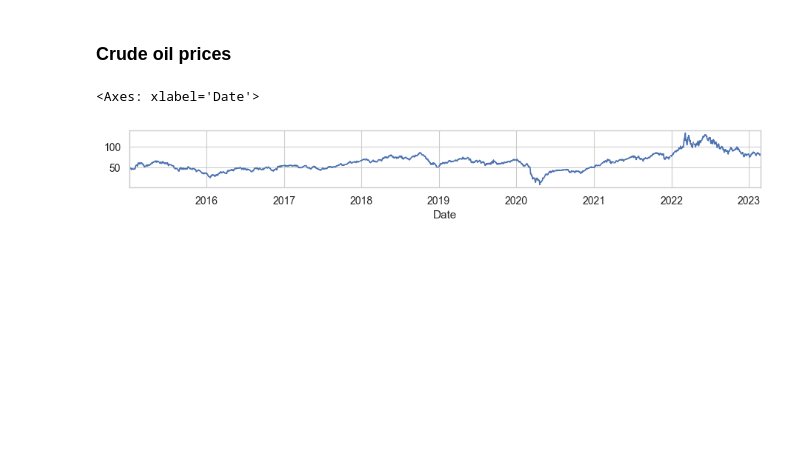
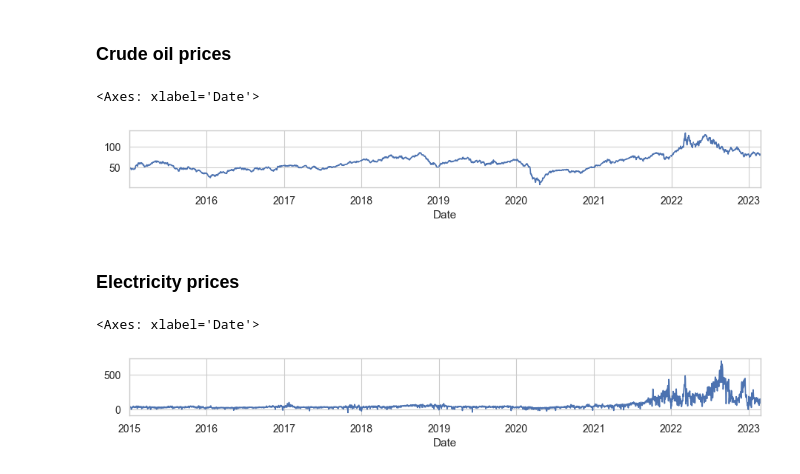
Before and after one commit to f-linus/natural_gas_consumption_modelling, a Jupyter notebook: notebooks/data_analysis/001 Data loading module test.ipynb, the cells around one changed output. Drawn from its saved outputs; the diff is of its cells as text; code cells hidden in the pictures; blank space fills up the shorter version.

Commit message:
Added electricity prices loading module

```diff
--- a/notebooks/data_analysis/001 Data loading module test.ipynb
+++ b/notebooks/data_analysis/001 Data loading module test.ipynb
@@ -31,3 +31,10 @@ ingestion.read_crude_oil_prices().plot(figsize=(11, 1))
 # %% [output]
 <Axes: xlabel='Date'>
 [figure]
+# %% [markdown]
+### Electricity prices
+# %%
+ingestion.read_electricity_prices().plot(figsize=(11, 1))
+# %% [output]
+<Axes: xlabel='Date'>
+[figure, added]
```
Also changed, not shown: 1 other file.
